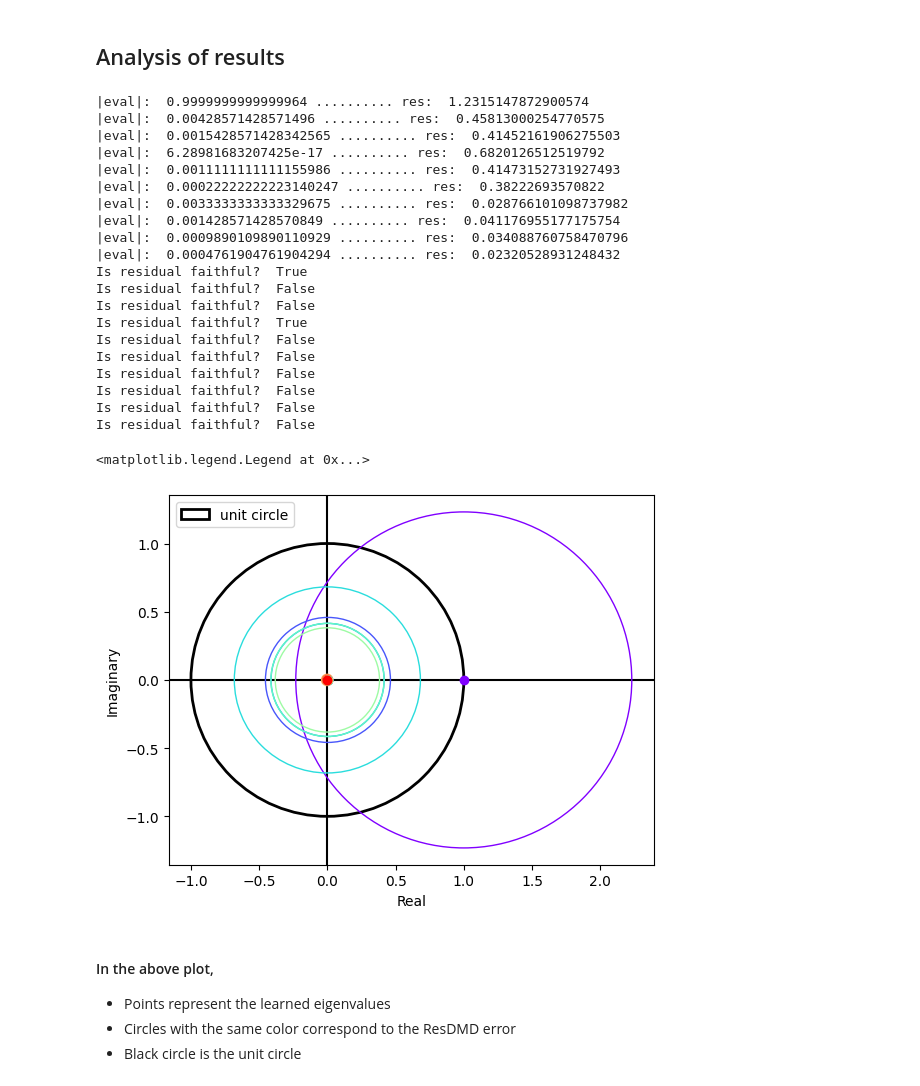
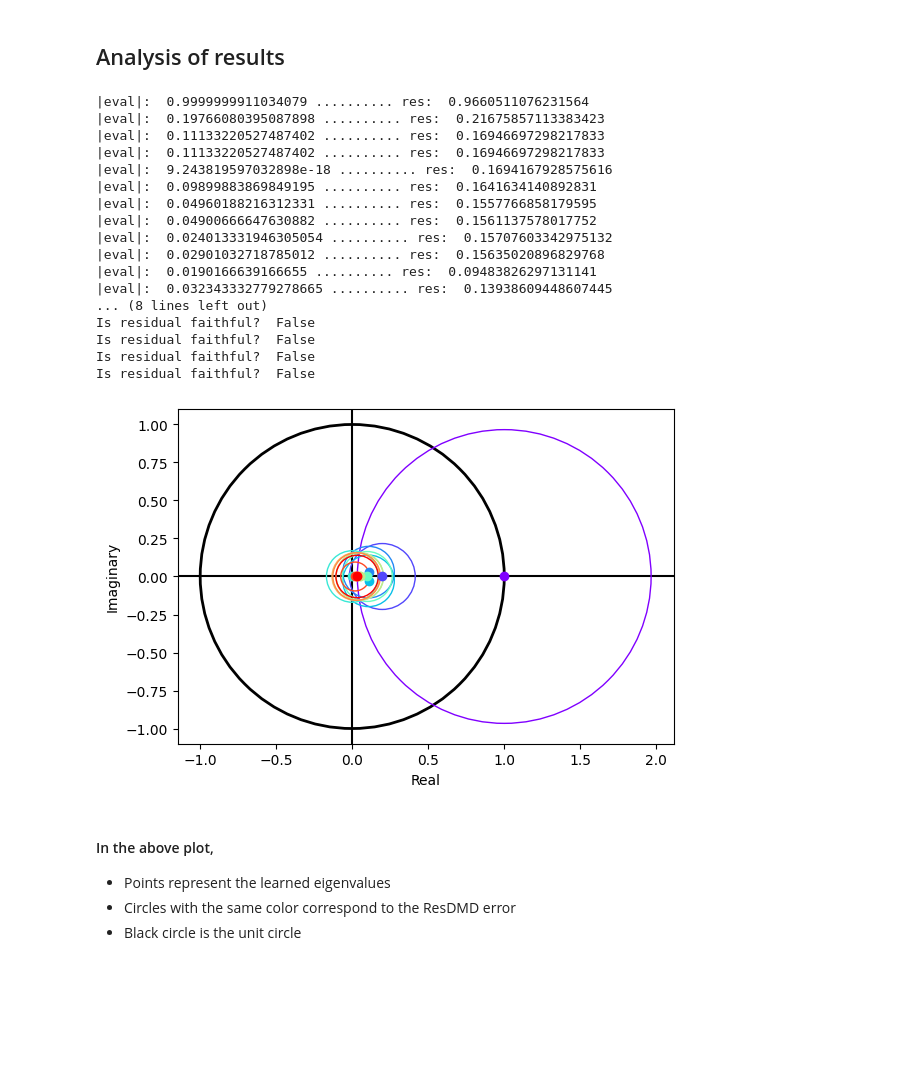
Before and after one commit to jmbosnich/ResDMDc, a Jupyter notebook: ResDMD_unforced.ipynb, the cells around one changed output. Saved outputs shown, nothing was run; the diff lists cells and outputs as text; code cells hidden in the pictures; blank space fills up the shorter version.

```diff
--- a/ResDMD_unforced.ipynb
+++ b/ResDMD_unforced.ipynb
@@ -10,7 +10,7 @@ class VanDerPol(object):
     """
     2D dynamics describing the van der pol osciallator
     """
-    def __init__(self, eps:float=1.0, dt:float=0.01):
+    def __init__(self, eps=1.0, dt=0.01):
         self.name = "VanDerPol"
         self.eps = eps
         self.dt = dt
@@ -42,7 +42,7 @@ class ContinuousLinearSystem(object):
     """
     2D diagonal, stable linear dynamics (easy easy easy)
     """
-    def __init__(self, dt:float=0.01):
+    def __init__(self, dt=0.01):
         self.name = "LinearSystem"
         self.dt = dt
         self.dfdx = jacobian(self.dynamics, argnum=0)
@@ -51,7 +51,7 @@ class ContinuousLinearSystem(object):
         self.evals = [np.exp(-1*dt), np.exp(-2*dt)]  # eigenvalues of the discretized system
 
     def reset(self):
-        self.state = np.random.uniform(-15., 15., size=(self.num_states,))
+        self.state = np.random.uniform(-10., 10., size=(self.num_states,))
         return self.state.copy()
 
     def dynamics(self, x):
@@ -82,7 +82,7 @@ class DiscreteLinearSystem(object):
         self.evals = [0.5, -0.75]
 
     def reset(self):
-        self.state = np.random.uniform(-3., 3., size=(self.num_states,))
+        self.state = np.random.uniform(-5., 5., size=(self.num_states,))
         return self.state.copy()
 
     def dynamics(self, x):
@@ -101,7 +101,7 @@ class DiscreteLinearSystem(object):
 # %% [markdown]
 ## Choose model
 # %%
-model = DiscreteLinearSystem()
+model = VanDerPol()
 # %% [markdown]
 ## Define dictionaries of observables
 # %%
@@ -188,7 +188,7 @@ class Observables(object):
         # note: here I use lambda functions and store them in a list
         polys = []
         for n in range(self.order):
-            polys[n] = lambda a, n=n: a**(n+1)
+            polys.append(lambda a, n=n: a**(n+1))
 
         # evaluate polynomials at current data point
         lift = np.zeros(2*self.order)
@@ -264,19 +264,19 @@ $$H_n(x) = (-1)^n \cdot exp\left({\frac{x^2}{2}}\right) \cdot \frac{d^n}{dx^n} e
 # %%
 np.random.seed(420) # set the seed for reproducibility
 num_trials = 50 # number of resets
-tf = 3
+tf = 5
 horizon = int(tf/model.dt) # how long we simulate the system for
 M = num_trials * horizon # M sized data
 
 traj = np.zeros([2, horizon, num_trials])
 
 ### Choose basis functions ###
-obs_choice = 2  # if handmade basis is used
-order = 5  # if (hermitian) polynomials are used
-cross_terms = False
+obs_choice = 4  # if handmade basis is used
+order = 4  # if (hermitian) polynomials are used
+cross_terms = True
 
 obs = Observables(obs_choice, order, cross_terms)
-z = obs.hermite # choose which basis functions you want to use
+z = obs.poly # choose which basis functions you want to use
 
 num_obs = len(z(model.reset()))
 print("size of dictionary: ", num_obs)
@@ -329,53 +329,47 @@ for i, eval in enumerate(evals):
 if model.name == "LinearSystem":
     for i, eval in enumerate(evals):
         a = np.abs(eval - model.evals[0])
         b = np.abs(eval - model.evals[1])
         print("Is residual faithful? ", min([a,b]) < residuals[i])
 
 # Plot learned eigenvalues with the ResDMD error
 fig, ax = plt.subplots()
 plt.xlabel('Real')
 plt.ylabel('Imaginary')
 
 ax.set_aspect('equal', adjustable='box')
 ax.axhline(y=0, color='k', zorder=0)
 ax.axvline(x=0, color='k', zorder=0)
 unit_circle = plt.Circle((0., 0.), 1, color='k', linewidth=2, fill=False, label='unit circle')
 ax.add_patch(unit_circle)
 
 color = plt.cm.rainbow(np.linspace(0, 1, len(evals)))
 for i in range(len(evals)):
     circle = plt.Circle((evals[i].real, evals[i].imag), residuals[i], color=color[i], fill=False)
     ax.add_patch(circle)
 
 # separate for loop so eigenvalues show up on top of everything
 for i in range(len(evals)):
     plt.scatter(evals[i].real, evals[i].imag, color=color[i])
-
-plt.legend()
 # %% [output]
-|eval|:  0.9999999999999964 .......... res:  1.2315147872900574
-|eval|:  0.00428571428571496 .......... res:  0.45813000254770575
-|eval|:  0.0015428571428342565 .......... res:  0.41452161906275503
-|eval|:  6.28981683207425e-17 .......... res:  0.6820126512519792
-|eval|:  0.0011111111111155986 .......... res:  0.41473152731927493
-|eval|:  0.00022222222223140247 .......... res:  0.38222693570822
-|eval|:  0.0033333333333329675 .......... res:  0.028766101098737982
-|eval|:  0.001428571428570849 .......... res:  0.041176955177175754
-|eval|:  0.0009890109890110929 .......... res:  0.034088760758470796
-|eval|:  0.0004761904761904294 .......... res:  0.02320528931248432
-Is residual faithful?  True
-Is residual faithful?  False
-Is residual faithful?  False
-Is residual faithful?  True
+|eval|:  0.9999999911034079 .......... res:  0.9660511076231564
+|eval|:  0.19766080395087898 .......... res:  0.21675857113383423
+|eval|:  0.11133220527487402 .......... res:  0.16946697298217833
+|eval|:  0.11133220527487402 .......... res:  0.16946697298217833
+|eval|:  9.243819597032898e-18 .......... res:  0.1694167928575616
+|eval|:  0.09899883869849195 .......... res:  0.1641634140892831
+|eval|:  0.04960188216312331 .......... res:  0.1557766858179595
+|eval|:  0.04900666647630882 .......... res:  0.1561137578017752
+|eval|:  0.024013331946305054 .......... res:  0.15707603342975132
+|eval|:  0.02901032718785012 .......... res:  0.15635020896829768
+|eval|:  0.0190166639166655 .......... res:  0.09483826297131141
+|eval|:  0.032343332779278665 .......... res:  0.13938609448607445
+... (8 lines left out)
 Is residual faithful?  False
 Is residual faithful?  False
 Is residual faithful?  False
 Is residual faithful?  False
-Is residual faithful?  False
-Is residual faithful?  False
-<matplotlib.legend.Legend at 0x...>
-[figure, old version]
+[figure, new version]
 # %% [markdown]
 #### In the above plot,
 * Points represent the learned eigenvalues
```
Also changed, not shown: parts of 1 cell of this notebook, 1 other file.
